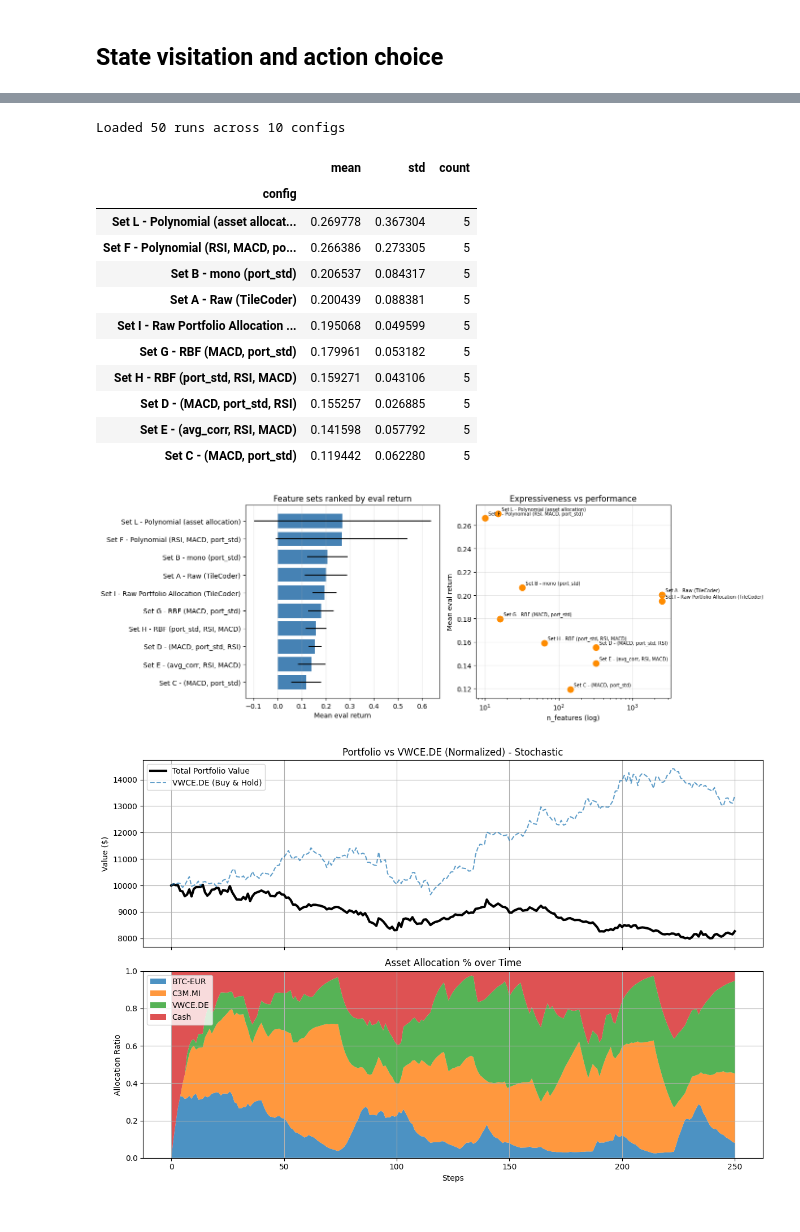
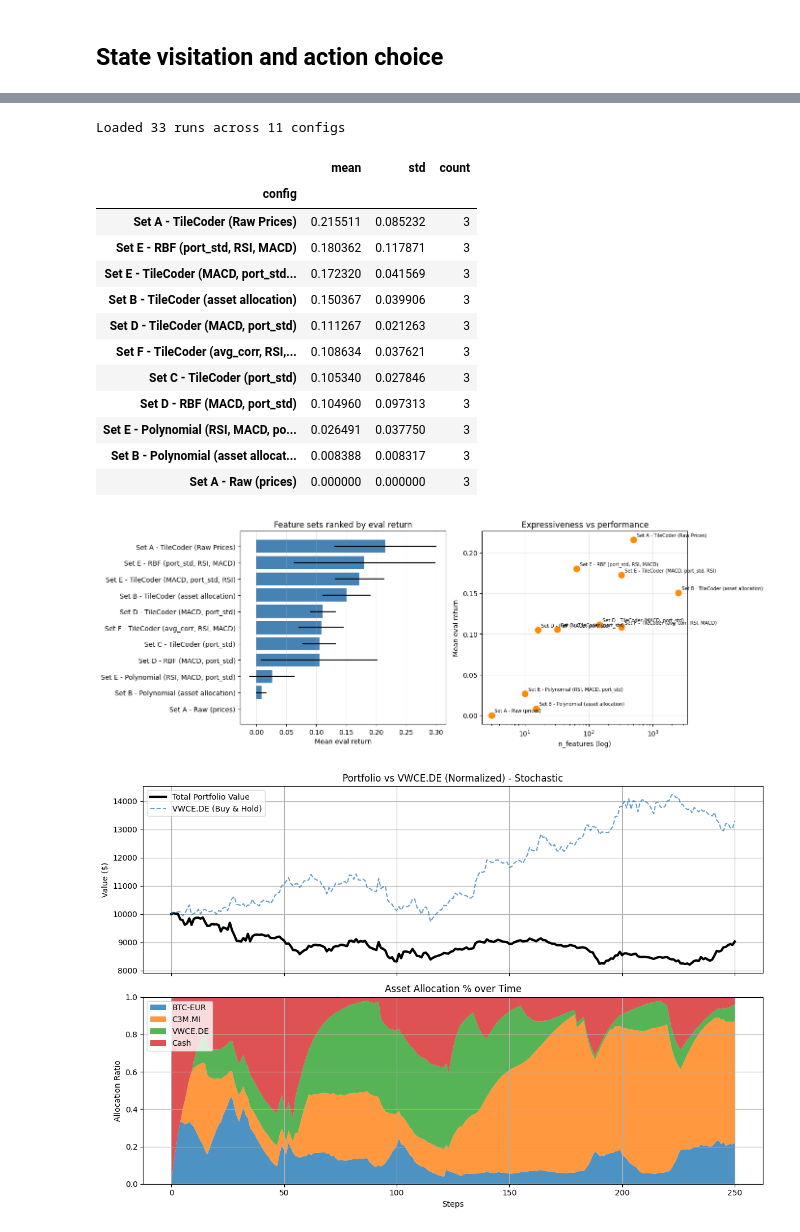
Before and after one commit to echo85/rl-market-maker, a Jupyter notebook: rl-market-maker.ipynb, the cells around one changed output, grey strips where cells are left out. Cells and saved outputs as stored; diff of their text form; code cells hidden in the pictures.

```diff
--- a/rl-market-maker.ipynb
+++ b/rl-market-maker.ipynb
@@ -465,36 +365,34 @@ Action ID   Description (Asset 0/1/2)     Count     % of Total
 # %%
-import pandas as pd
-import matplotlib.pyplot as plt
+from experiments.feature_configs import load_results
 
-from experiments.feature_configs import load_results, summarize
-
-df = load_results("results/feature_sweep__stoch_regime__20260723_232829.csv")
+df = load_results("results/feature_sweep__stoch_regime__20260726_104016.csv")
 MarketCharts.plot_feature_sweep_results(df)
 # %% [output]
-Loaded 50 runs across 10 configs
+Loaded 33 runs across 11 configs
 |  | mean | std | count |
 | config |  |  |  |
-| Set L - Polynomial (asset allocat... | 0.269778 | 0.367304 | 5 |
-| Set F - Polynomial (RSI, MACD, po... | 0.266386 | 0.273305 | 5 |
-| Set B - mono (port_std) | 0.206537 | 0.084317 | 5 |
-| Set A - Raw (TileCoder) | 0.200439 | 0.088381 | 5 |
-| Set I - Raw Portfolio Allocation ... | 0.195068 | 0.049599 | 5 |
-| Set G - RBF (MACD, port_std) | 0.179961 | 0.053182 | 5 |
-| Set H - RBF (port_std, RSI, MACD) | 0.159271 | 0.043106 | 5 |
-| Set D - (MACD, port_std, RSI) | 0.155257 | 0.026885 | 5 |
-| Set E - (avg_corr, RSI, MACD) | 0.141598 | 0.057792 | 5 |
-| Set C - (MACD, port_std) | 0.119442 | 0.062280 | 5 |
+| Set A - TileCoder (Raw Prices) | 0.215511 | 0.085232 | 3 |
+| Set E - RBF (port_std, RSI, MACD) | 0.180362 | 0.117871 | 3 |
+| Set E - TileCoder (MACD, port_std... | 0.172320 | 0.041569 | 3 |
+| Set B - TileCoder (asset allocation) | 0.150367 | 0.039906 | 3 |
+| Set D - TileCoder (MACD, port_std) | 0.111267 | 0.021263 | 3 |
+| Set F - TileCoder (avg_corr, RSI,... | 0.108634 | 0.037621 | 3 |
+| Set C - TileCoder (port_std) | 0.105340 | 0.027846 | 3 |
+| Set D - RBF (MACD, port_std) | 0.104960 | 0.097313 | 3 |
+| Set E - Polynomial (RSI, MACD, po... | 0.026491 | 0.037750 | 3 |
+| Set B - Polynomial (asset allocat... | 0.008388 | 0.008317 | 3 |
+| Set A - Raw (prices) | 0.000000 | 0.000000 | 3 |
-[figure, old version]
+[figure, new version]
 # %%
 import numpy as np
 import glob
 from experiments.feature_configs import _safe_name
 
 
-result_dir = "stoch_regime__20260723_232829"
+result_dir = "stoch_regime__20260726_104016"
 
 config_info = next(c for name, c in feature_sets_experiments.items() if "Set C" in name)
-label = "Set C - (MACD, port_std)"
+label = "Set C - TileCoder (port_std)"
 feat = config_info['features']
 safe_label = _safe_name(label)
 
@@ -518,7 +416,7 @@ else:
 
         env_eval = make_env_stochastic()
         agent = LinearSARSAAgent(
-            n_actions=env_eval.action_space.n,
+            action_space=env_eval.action_space,
             feature_extractor=f,
             alpha=0.01,
             seed=s
@@ -530,4 +428,4 @@ else:
         print(f"Rendering: {label}")
         render_rollout(f"Loaded: {label}", agent)
 # %% [output]
-[figure, old version]
+[figure, new version]
```
Also changed, not shown: parts of 13 cells of this notebook, 10 other files.
